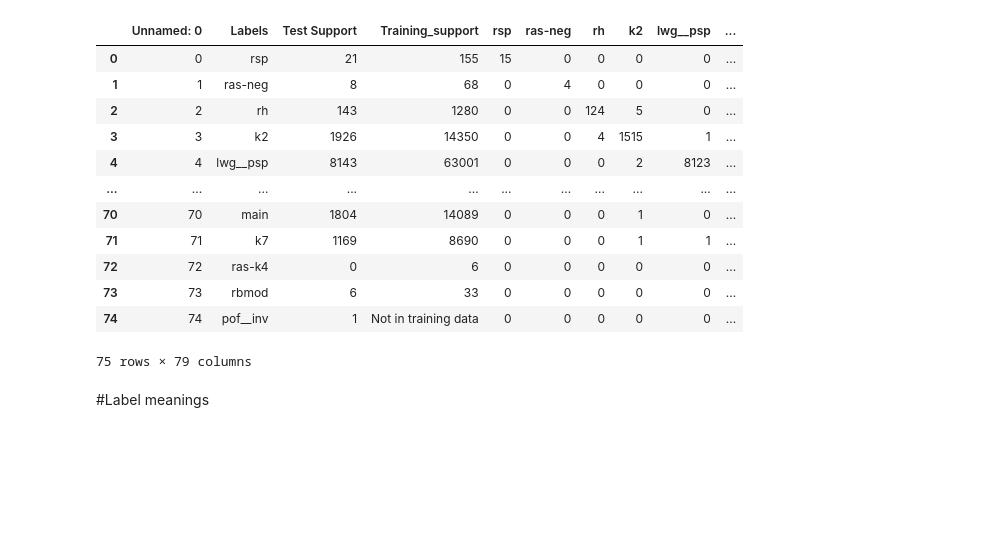
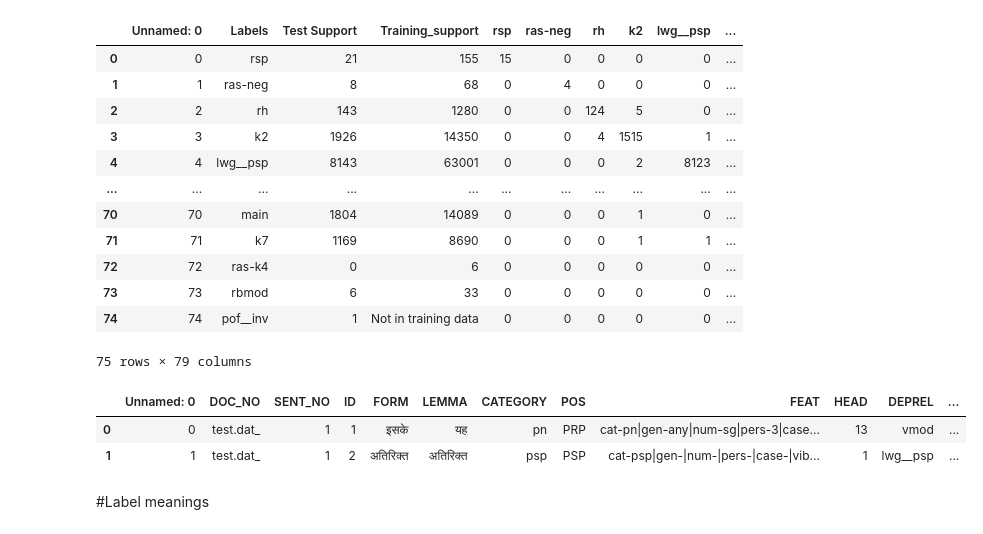
Before and after one commit to karthika95/Data_inference, a Jupyter notebook: label_inference.ipynb, the cells around one changed output. Cells and saved outputs as stored; diff of their text form; code cells hidden in the pictures; blank space fills up the shorter version.

```diff
--- a/label_inference.ipynb
+++ b/label_inference.ipynb
@@ -29,6 +30,12 @@ conf_mat=pd.read_csv("/Data_inference/conf_mat.csv")
 | 73 | 73 | rbmod | 6 | 33 | 0 | 0 | 0 | 0 | 0 | ... |
 | 74 | 74 | pof__inv | 1 | Not in training data | 0 | 0 | 0 | 0 | 0 | ... |
 75 rows × 79 columns
+# %%
+df.head(2)
+# %% [output]
+|  | Unnamed: 0 | DOC_NO | SENT_NO | ID | FORM | LEMMA | CATEGORY | POS | FEAT | HEAD | DEPREL | ... |
+| 0 | 0 | test.dat_ | 1 | 1 | इसके | यह | pn | PRP | cat-pn|gen-any|num-sg|pers-3|case... | 13 | vmod | ... |
+| 1 | 1 | test.dat_ | 1 | 2 | अतिरिक्त | अतिरिक्त | psp | PSP | cat-psp|gen-|num-|pers-|case-|vib... | 1 | lwg__psp | ... |
 # %%
 # conf_mat.to_csv('/Data_inference/conf_mat.csv')
 # %% [markdown]
```
Also changed, not shown: parts of 15 cells of this notebook.
